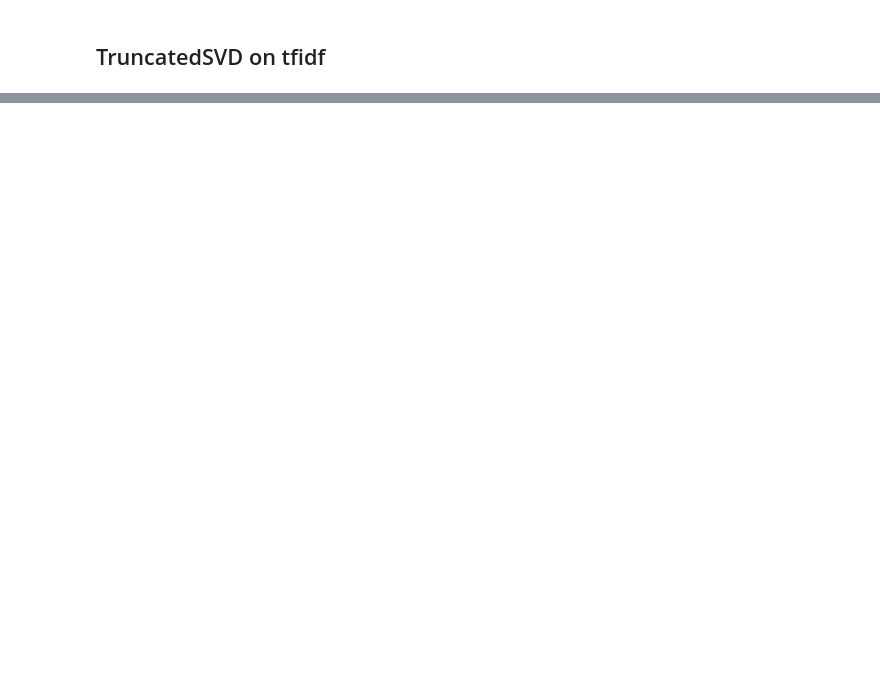
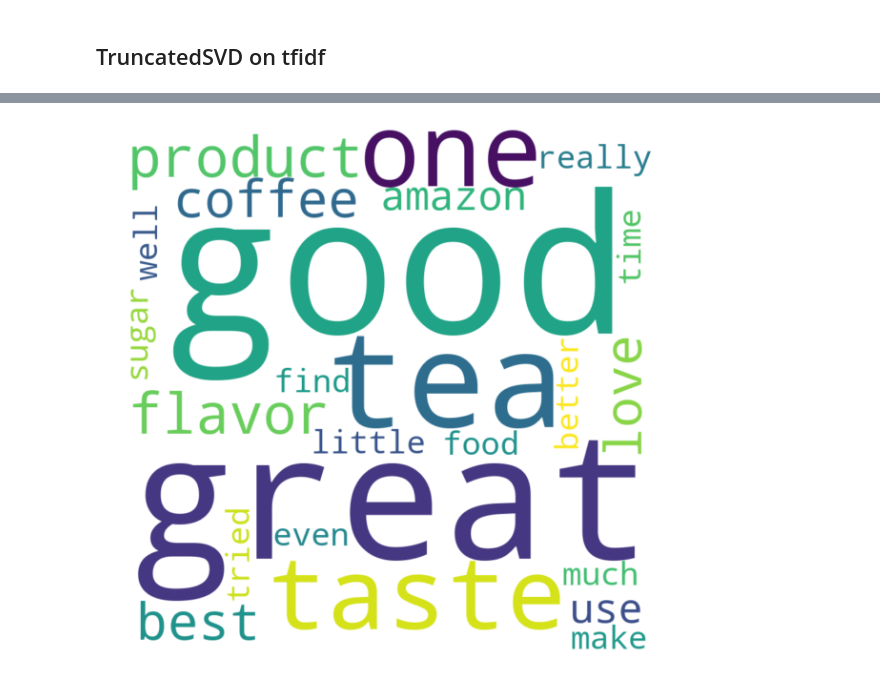
Before and after one commit to rajendrac3/Machine-Learning, a Jupyter notebook: Apply Truncated SVD on Amazon reviews data set/Apply Truncated SVD on Amazon reviews data set.ipynb, the cells around one changed output, grey strips where cells are left out. Cells and saved outputs as stored; diff of their text form; code cells hidden in the pictures; blank space fills up the shorter version.

```diff
--- a/Apply Truncated SVD on Amazon reviews data set/Apply Truncated SVD on Amazon reviews data set.ipynb
+++ b/Apply Truncated SVD on Amazon reviews data set/Apply Truncated SVD on Amazon reviews data set.ipynb
@@ -687,0 +532,23 @@ cluster 7 represents tea related information eg. tea, green, tasty<br/>
+# %%
+classifier = all_models[4]
+c_desc = classifier.cluster_centers_.argsort()[:, ::-1]
+# %%
+cluster_features = {}
+for cluster in range(4):
+    feature_list = []
+    for index in c_desc[cluster, :30]:
+        feature_list.append(top_features_list[index])
+    cluster_features[cluster] = feature_list
+# %%
+wc1 = WordCloud(width=800, height=800, background_color='white', min_font_size=10).generate(' '.join(cluster_features[0]))
+wc2 = WordCloud(width=800, height=800, background_color='white', min_font_size=10).generate(' '.join(cluster_features[1]))
+wc3 = WordCloud(width=800, height=800, background_color='white', min_font_size=10).generate(' '.join(cluster_features[2]))
+wc4 = WordCloud(width=800, height=800, background_color='white', min_font_size=10).generate(' '.join(cluster_features[3]))
+# %%
+plt.figure(figsize=(8,8), facecolor=None)
+plt.imshow(wc1, interpolation='bilinear')
+plt.axis("off")
+plt.tight_layout(pad=0)
+plt.show()
+# %% [output]
+[figure, added]
```
Also changed, not shown: parts of 61 cells of this notebook, 3 other files.
